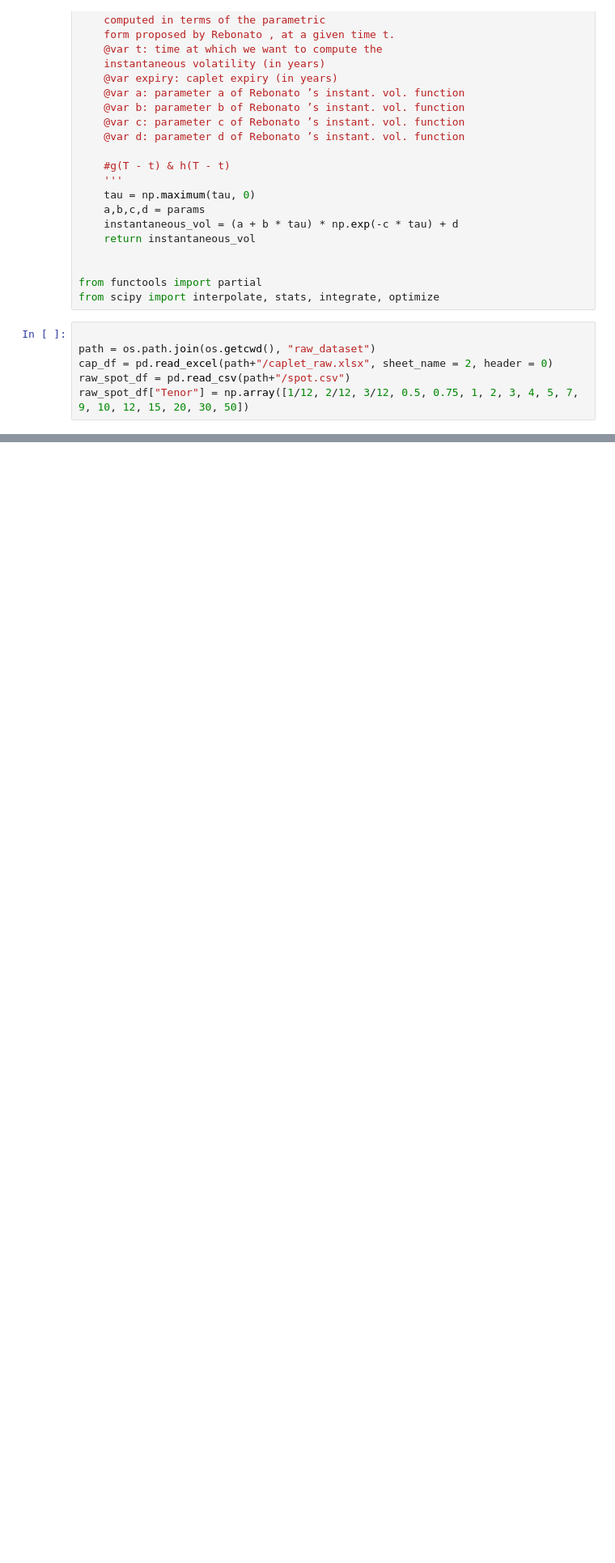
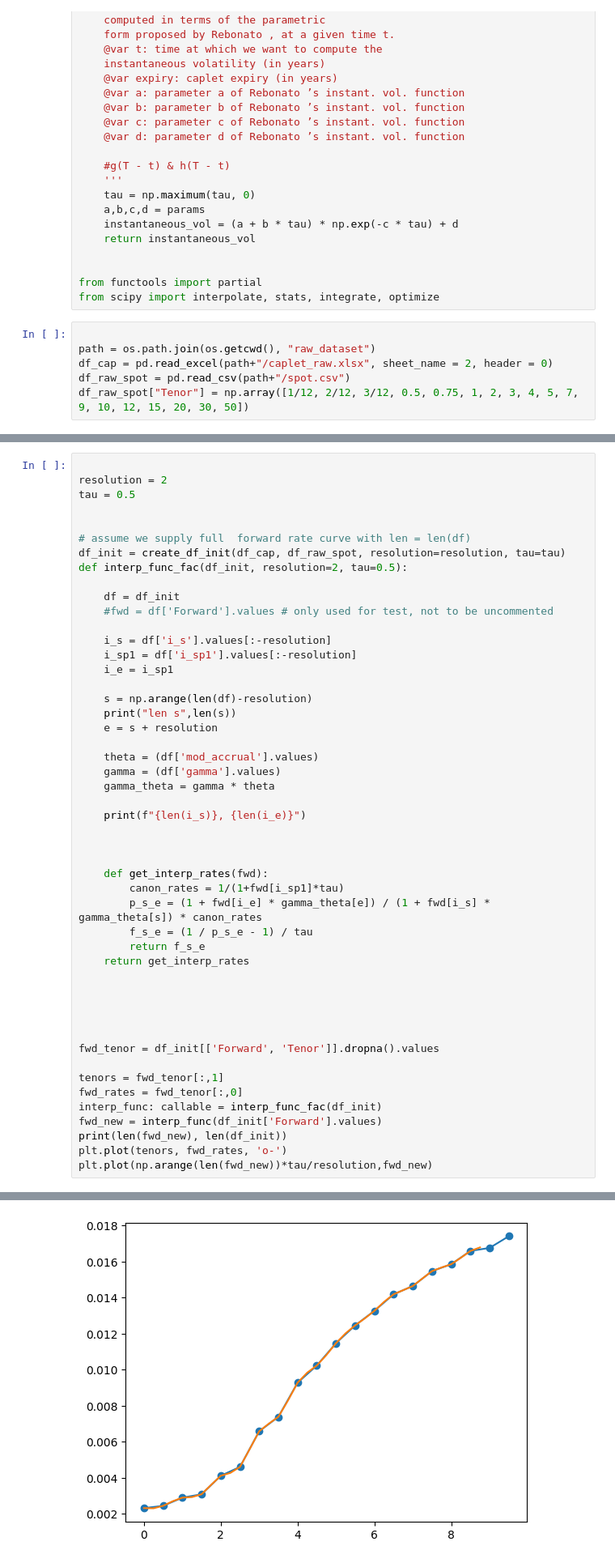
Before and after one commit to Dunkalot/gamma-vega-rl-hedging, a Jupyter notebook: test.ipynb, the cells around one changed output, grey strips where cells are left out. Shown: that part at 81% size. Drawn from its saved outputs; the diff is of its cells as text; blank space fills up the shorter version.

```diff
--- a/test.ipynb
+++ b/test.ipynb
@@ -194,6 +243,6 @@ from scipy import interpolate, stats, integrate, optimize
 # %%
 
 path = os.path.join(os.getcwd(), "raw_dataset")
-cap_df = pd.read_excel(path+"/caplet_raw.xlsx", sheet_name = 2, header = 0)
-raw_spot_df = pd.read_csv(path+"/spot.csv")
-raw_spot_df["Tenor"] = np.array([1/12, 2/12, 3/12, 0.5, 0.75, 1, 2, 3, 4, 5, 7, 9, 10, 12, 15, 20, 30, 50])
+df_cap = pd.read_excel(path+"/caplet_raw.xlsx", sheet_name = 2, header = 0)
+df_raw_spot = pd.read_csv(path+"/spot.csv")
+df_raw_spot["Tenor"] = np.array([1/12, 2/12, 3/12, 0.5, 0.75, 1, 2, 3, 4, 5, 7, 9, 10, 12, 15, 20, 30, 50])
@@ -945,0 +387,50 @@ df
+# %%
+
+resolution = 2
+tau = 0.5
+
+
+# assume we supply full  forward rate curve with len = len(df)
+df_init = create_df_init(df_cap, df_raw_spot, resolution=resolution, tau=tau)
+def interp_func_fac(df_init, resolution=2, tau=0.5):
+
+    df = df_init
+    #fwd = df['Forward'].values # only used for test, not to be uncommented
+
+    i_s = df['i_s'].values[:-resolution]
+    i_sp1 = df['i_sp1'].values[:-resolution]
+    i_e = i_sp1
+
+    s = np.arange(len(df)-resolution)
+    print("len s",len(s))
+    e = s + resolution
+
+    theta = (df['mod_accrual'].values)
+    gamma = (df['gamma'].values)
+    gamma_theta = gamma * theta
+
+    print(f"{len(i_s)}, {len(i_e)}")
+
+
+
+    def get_interp_rates(fwd):
+        canon_rates = 1/(1+fwd[i_sp1]*tau)
+        p_s_e = (1 + fwd[i_e] * gamma_theta[e]) / (1 + fwd[i_s] * gamma_theta[s]) * canon_rates
+        f_s_e = (1 / p_s_e - 1) / tau
+        return f_s_e
+    return get_interp_rates
+
+
+
+
+
+fwd_tenor = df_init[['Forward', 'Tenor']].dropna().values
+
+tenors = fwd_tenor[:,1]
+fwd_rates = fwd_tenor[:,0]
+interp_func: callable = interp_func_fac(df_init)
+fwd_new = interp_func(df_init['Forward'].values)
+print(len(fwd_new), len(df_init))
+plt.plot(tenors, fwd_rates, 'o-')
+plt.plot(np.arange(len(fwd_new))*tau/resolution,fwd_new)
+# %% [output]
@@ -945,0 +445 @@ df
+[figure, added]
```
Also changed, not shown: parts of 22 cells of this notebook.
